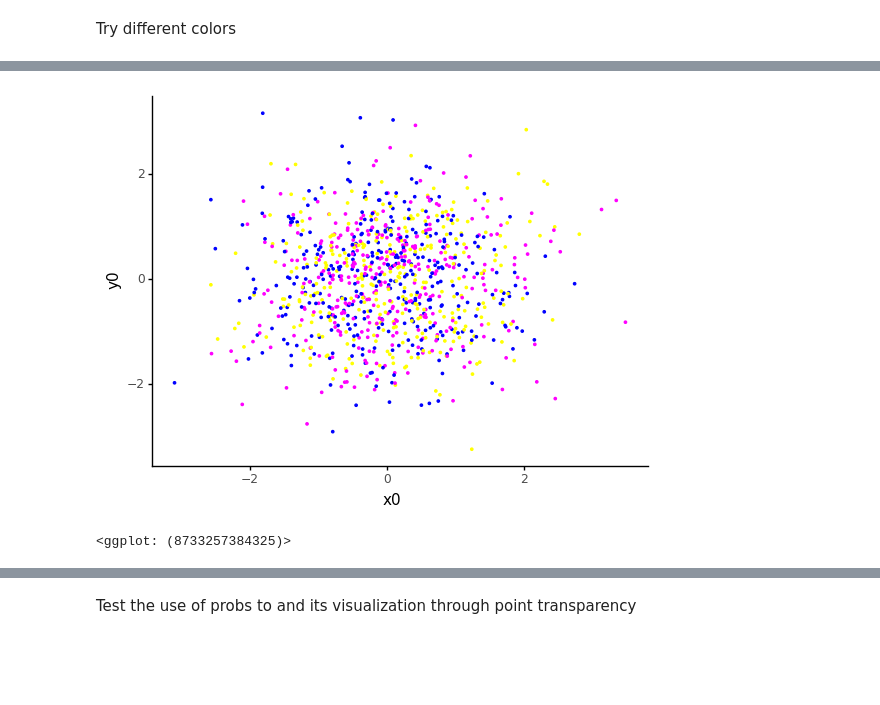
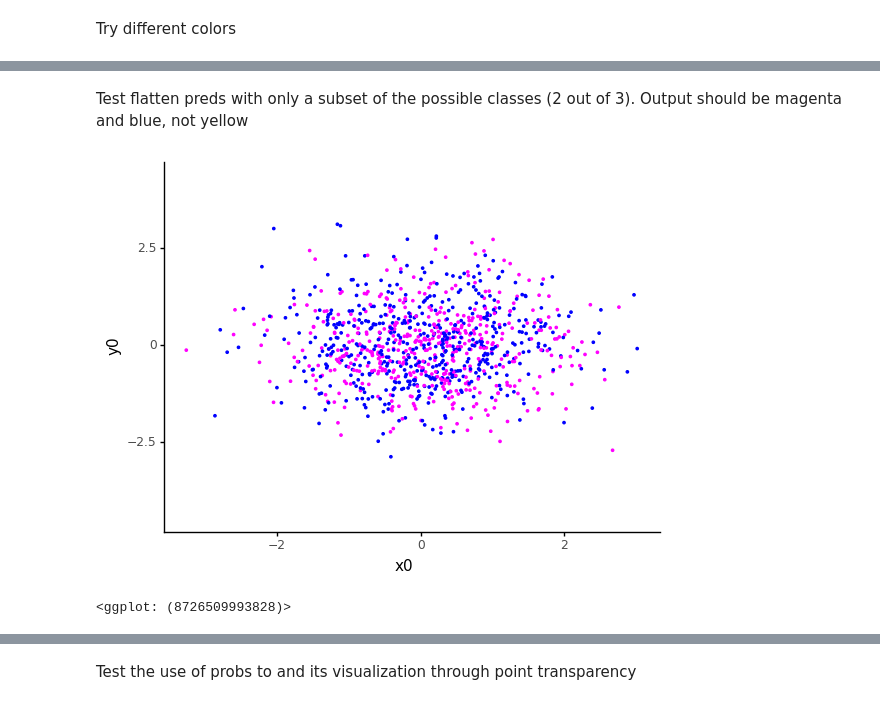
Before and after one commit to vrodriguezf/mlchaos, a Jupyter notebook: nbs/data.ipynb, the cells around one changed output, grey strips where cells are left out. Drawn from its saved outputs; the diff is of its cells as text; code cells hidden in the pictures; blank space fills up the shorter version.

```diff
--- a/nbs/data.ipynb
+++ b/nbs/data.ipynb
@@ -343,8 +378,9 @@ def get_motion_items(fnames):
 # %%
 #export
 def show_labelled_ic_map(poinc_maps:Union[torch.Tensor, np.ndarray],
-                         preds:Union[torch.Tensor, np.ndarray], vocab:list=None, show_confidence=False,
-                         show_legend=False, color_values=None, **kwargs):
+                         preds:Union[torch.Tensor, np.ndarray], vocab:list=None,
+                         show_confidence=False, show_legend=False, color_values=None,
+                         ylim=None, **kwargs):
     r"""
     Show a scatter plot with the initial conditions (x0, y0) of each Poincare map in \
     `poinc_maps`, coloured with the predictions given in `preds`.. The argument `poinc_maps` \
@@ -355,24 +391,28 @@ def show_labelled_ic_map(poinc_maps:Union[torch.Tensor, np.ndarray],
     used to plot each point in the map with higher or level transparency (predictions with
     higher probability will have greater values of transparency)
     """
+    ylim = ifnone(ylim, [poinc_maps[:, 1].min(), poinc_maps[:, 1].max()])
     ic = poinc_maps[:,:,0]
     data = pd.DataFrame(ic, columns=['x0', 'y0'])
     if isinstance(preds, np.ndarray): preds = tensor(preds)
     if preds.ndim == 1: preds = F.one_hot(preds)
     lbls = torch.argmax(preds, dim=1)
-    data['lbl'] = L(lbls, use_list=True).map(lambda o: vocab[o]) if vocab else L(lbls, use_list=True).map(str)
+    data['lbl'] = L(lbls, use_list=True).map(
+        lambda o: vocab[o]) if vocab else L(lbls, use_list=True).map(str)
     data['confidence'] = torch.max(preds, dim=1).values
     scale_args = dict()
     if not show_legend: scale_args['guide']=False
     # Color values follow the same order of the vocab
-    scale_color_layer = scale_color_discrete(**scale_args) if not color_values else scale_color_manual(color_values, **scale_args)
+    scale_color_layer = scale_color_discrete(**scale_args) if not color_values else \
+    scale_color_manual(color_values, **scale_args)
 
     res = (
         ggplot(data, aes('x0', 'y0')) +
-        theme_classic()
+        theme_classic() +
+        scale_y_continuous(limits=ylim)
     )
     if show_confidence:
-        res = (res + geom_point(aes('x0','y0', color='lbl', alpha='confidence'),
+        res = (res + geom_point(aes('x0','y0', color='factor(lbl)', alpha='confidence'),
                                 shape='.') +
         scale_color_layer + scale_alpha_continuous(**scale_args))
     else:
@@ -395,7 +441,13 @@ Try different colors
+# %% [markdown]
+Test flatten preds with only a subset of the possible classes (2 out of 3). Output should be magenta and blue, not yellow
 # %%
 # NOTE: These FLI plots are completely random
-show_labelled_ic_map(poinc_maps=mock_poinc_map, preds=mock_preds,
-                     color_values=['yellow', 'magenta', 'blue'])
+mock_preds_flatten = np.random.choice(2, mock_preds.shape[0]) + 1
+show_labelled_ic_map(poinc_maps=mock_poinc_map, preds=mock_preds_flatten,
+                     vocab=['chaotic', 'rotational', 'librational'],
+                     color_values=dict([('chaotic', 'yellow'),
+                                   ('rotational', 'magenta'),
+                                   ('librational', 'blue')]))
 # %% [output]
-[figure, old version]
+[figure, new version]
-<ggplot: (8733257384325)>
+<ggplot: (8726509993828)>
```
Also changed, not shown: parts of 11 cells of this notebook, 5 other files.
